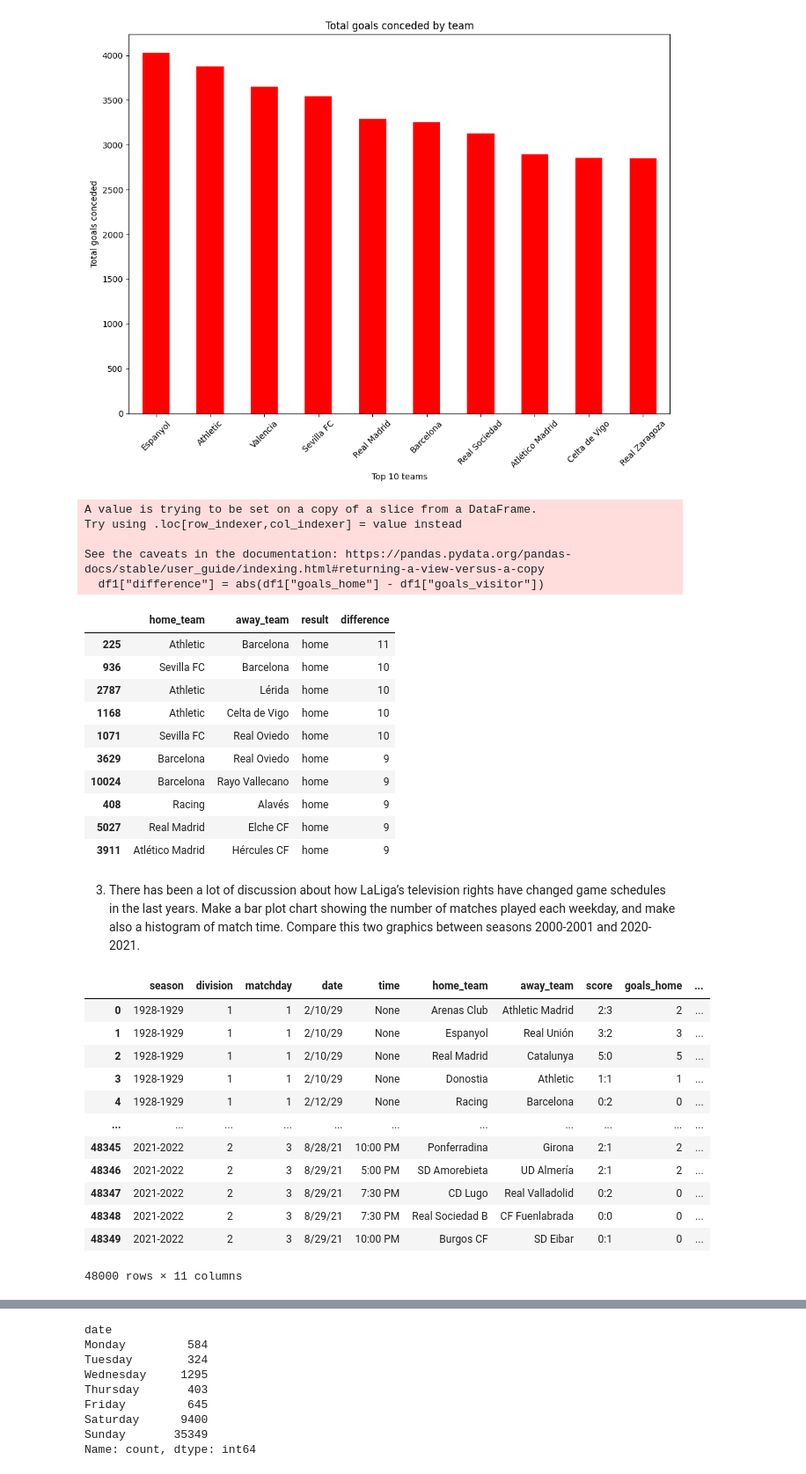
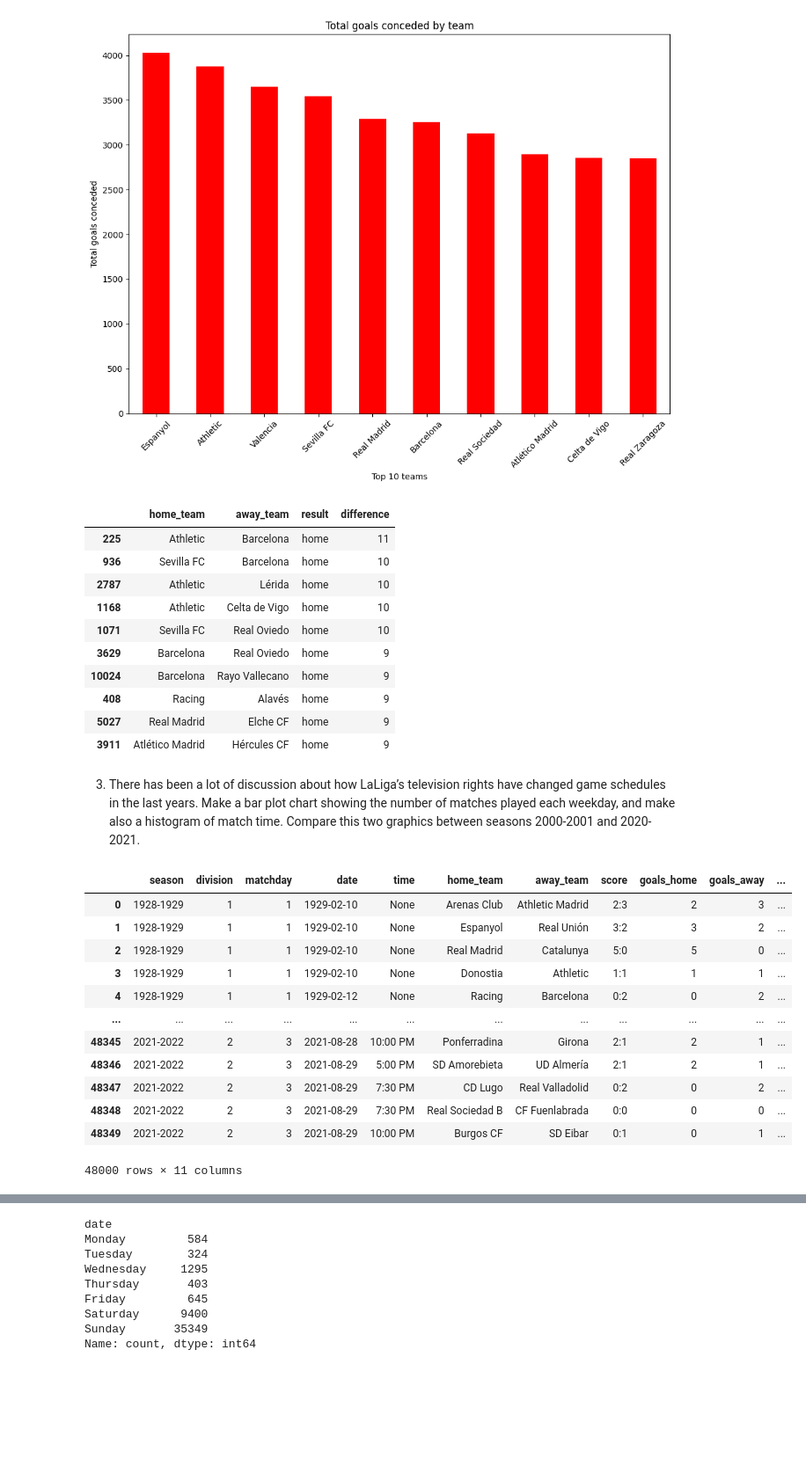
Before and after one commit to mariajinxue/la-quiniela, a Jupyter notebook: analysis/LaLigaDataAnalysis.ipynb, the cells around one changed output, grey strips where cells are left out. Shown: that part at 88% size. Saved outputs shown, nothing was run; the diff lists cells and outputs as text; code cells hidden in the pictures; blank space fills up the shorter version.

```diff
--- a/analysis/LaLigaDataAnalysis.ipynb
+++ b/analysis/LaLigaDataAnalysis.ipynb
@@ -47,12 +50,23 @@ df
+# %%
+def preprocessing(df):
+
+    df = df.dropna(subset=["score"])
+
+    df["goals_home"] = df["score"].str.split(":").str[0].astype("Int64")
+    df["goals_away"] = df["score"].str.split(":").str[1].astype("Int64")
+    df["result"] = np.where(df["goals_home"] > df["goals_away"], 'home',
+                        np.where(df["goals_home"] < df["goals_away"], 'away', 'tie'))
+
+    df["date"] = pd.to_datetime(df["date"], format ="%m/%d/%y")
+    df['date'] = df['date'].apply(lambda x: x - pd.DateOffset(years=100) if x.year > 2025 else x)
+
+    return df
 # %% [markdown]
 1. Is it true that the home team is more likely to win? Make a pie chart showing the result distribution (whether home team wins, visitor team wins, or there's a tie) of all matches in the data. Write in the plot the percentage of each category.
 # %%
 
-df["goals_home"] = df["score"].str.split(":").str[0].astype("Int64")
-df["goals_visitor"] = df["score"].str.split(":").str[1].astype("Int64")
-df["result"] = np.where(df["goals_home"] > df["goals_visitor"], 'home',
-                        np.where(df["goals_home"] < df["goals_visitor"], 'away', 'tie'))
-df.dtypes
+df1 = preprocessing(matches)
+df1.dtypes
 # %% [output]
 A value is trying to be set on a copy of a slice from a DataFrame.
 Try using .loc[row_indexer,col_indexer] = value instead
@@ -101,6 +117,7 @@ plt.show()
 What have been the biggest wins? Of course, when we say biggest we mean
 those with the highest goal difference. Show the top ten of them in a table.
 # %%
-df1 = df.loc[df["division"] == 1]
-df1
+df2 = df1.copy()
+df2 = df2.loc[df2["division"] == 1]
+df2
 # %% [output]
@@ -177,15 +165,10 @@ plt.show()
 # %% [output]
 [figure]
 # %%
-df1["difference"] = abs(df1["goals_home"] - df1["goals_visitor"])
-biggest_wins = df1.sort_values("difference", ascending=False).head(10)
+df2["difference"] = abs(df2["goals_home"] - df2["goals_away"])
+biggest_wins = df2.sort_values("difference", ascending=False).head(10)
 biggest_wins[["home_team", "away_team", "result", "difference"]]
 # %% [output]
-A value is trying to be set on a copy of a slice from a DataFrame.
-Try using .loc[row_indexer,col_indexer] = value instead
-
-See the caveats in the documentation: https://pandas.pydata.org/pandas-docs/stable/user_guide/indexing.html#returning-a-view-versus-a-copy
-  df1["difference"] = abs(df1["goals_home"] - df1["goals_visitor"])
 |  | home_team | away_team | result | difference |
 | 225 | Athletic | Barcelona | home | 11 |
 | 936 | Sevilla FC | Barcelona | home | 10 |
@@ -201,18 +184,19 @@ See the caveats in the documentation: https://pandas.pydata.org/pandas-docs/stab
 3. There has been a lot of discussion about how LaLiga’s television rights have changed game schedules in the last years. Make a bar plot chart showing the number of matches played each weekday, and make also a histogram
 of match time. Compare this two graphics between seasons 2000-2001 and 2020-2021.
 # %%
-df
+df3 = df1.copy()
+df3
 # %% [output]
-|  | season | division | matchday | date | time | home_team | away_team | score | goals_home | ... |
-| 0 | 1928-1929 | 1 | 1 | 2/10/29 | None | Arenas Club | Athletic Madrid | 2:3 | 2 | ... |
-| 1 | 1928-1929 | 1 | 1 | 2/10/29 | None | Espanyol | Real Unión | 3:2 | 3 | ... |
-| 2 | 1928-1929 | 1 | 1 | 2/10/29 | None | Real Madrid | Catalunya | 5:0 | 5 | ... |
-| 3 | 1928-1929 | 1 | 1 | 2/10/29 | None | Donostia | Athletic | 1:1 | 1 | ... |
-| 4 | 1928-1929 | 1 | 1 | 2/12/29 | None | Racing | Barcelona | 0:2 | 0 | ... |
-| ... | ... | ... | ... | ... | ... | ... | ... | ... | ... | ... |
-| 48345 | 2021-2022 | 2 | 3 | 8/28/21 | 10:00 PM | Ponferradina | Girona | 2:1 | 2 | ... |
-| 48346 | 2021-2022 | 2 | 3 | 8/29/21 | 5:00 PM | SD Amorebieta | UD Almería | 2:1 | 2 | ... |
-| 48347 | 2021-2022 | 2 | 3 | 8/29/21 | 7:30 PM | CD Lugo | Real Valladolid | 0:2 | 0 | ... |
-| 48348 | 2021-2022 | 2 | 3 | 8/29/21 | 7:30 PM | Real Sociedad B | CF Fuenlabrada | 0:0 | 0 | ... |
-| 48349 | 2021-2022 | 2 | 3 | 8/29/21 | 10:00 PM | Burgos CF | SD Eibar | 0:1 | 0 | ... |
+|  | season | division | matchday | date | time | home_team | away_team | score | goals_home | goals_away | ... |
+| 0 | 1928-1929 | 1 | 1 | 1929-02-10 | None | Arenas Club | Athletic Madrid | 2:3 | 2 | 3 | ... |
+| 1 | 1928-1929 | 1 | 1 | 1929-02-10 | None | Espanyol | Real Unión | 3:2 | 3 | 2 | ... |
+| 2 | 1928-1929 | 1 | 1 | 1929-02-10 | None | Real Madrid | Catalunya | 5:0 | 5 | 0 | ... |
+| 3 | 1928-1929 | 1 | 1 | 1929-02-10 | None | Donostia | Athletic | 1:1 | 1 | 1 | ... |
+| 4 | 1928-1929 | 1 | 1 | 1929-02-12 | None | Racing | Barcelona | 0:2 | 0 | 2 | ... |
+| ... | ... | ... | ... | ... | ... | ... | ... | ... | ... | ... | ... |
+| 48345 | 2021-2022 | 2 | 3 | 2021-08-28 | 10:00 PM | Ponferradina | Girona | 2:1 | 2 | 1 | ... |
+| 48346 | 2021-2022 | 2 | 3 | 2021-08-29 | 5:00 PM | SD Amorebieta | UD Almería | 2:1 | 2 | 1 | ... |
+| 48347 | 2021-2022 | 2 | 3 | 2021-08-29 | 7:30 PM | CD Lugo | Real Valladolid | 0:2 | 0 | 2 | ... |
+| 48348 | 2021-2022 | 2 | 3 | 2021-08-29 | 7:30 PM | Real Sociedad B | CF Fuenlabrada | 0:0 | 0 | 0 | ... |
+| 48349 | 2021-2022 | 2 | 3 | 2021-08-29 | 10:00 PM | Burgos CF | SD Eibar | 0:1 | 0 | 1 | ... |
 48000 rows × 11 columns
```
Also changed, not shown: parts of 21 cells of this notebook.
